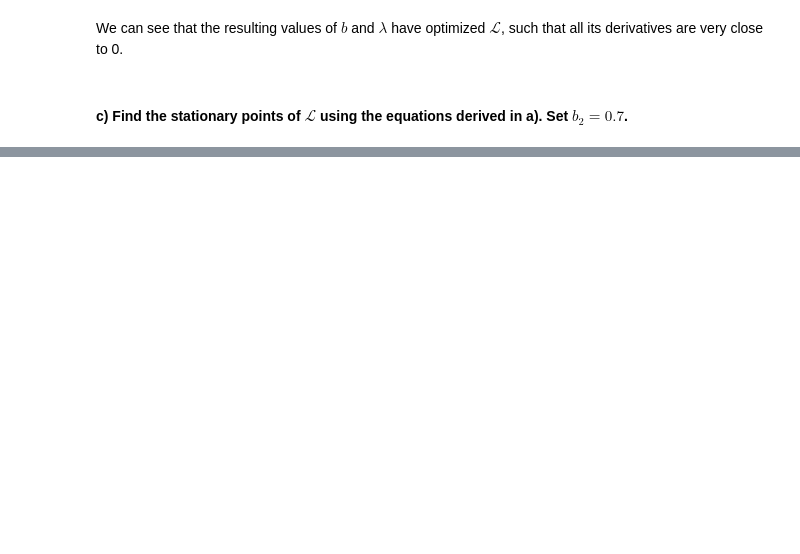
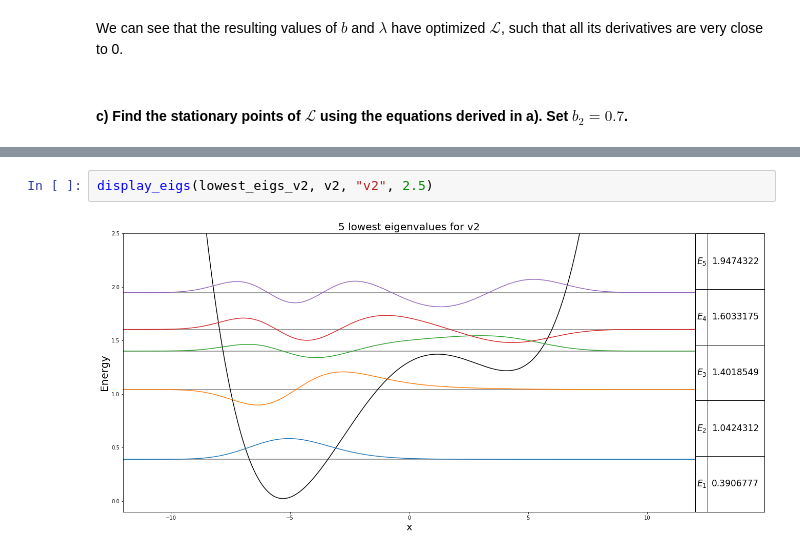
Before and after one commit to jonathanGB/am205, a Jupyter notebook: 5/AM205_HW5.ipynb, the cells around one changed output, grey strips where cells are left out. Drawn from its saved outputs; the diff is of its cells as text; blank space fills up the shorter version.

```diff
--- a/5/AM205_HW5.ipynb
+++ b/5/AM205_HW5.ipynb
@@ -486,0 +665,4 @@ Again, we can see that the resulting values of $b$ and $\lambda$ have optimized
+# %%
+display_eigs(lowest_eigs_v2, v2, "v2", 2.5)
+# %% [output]
+[figure, added]
```
Also changed, not shown: parts of 22 cells of this notebook.
